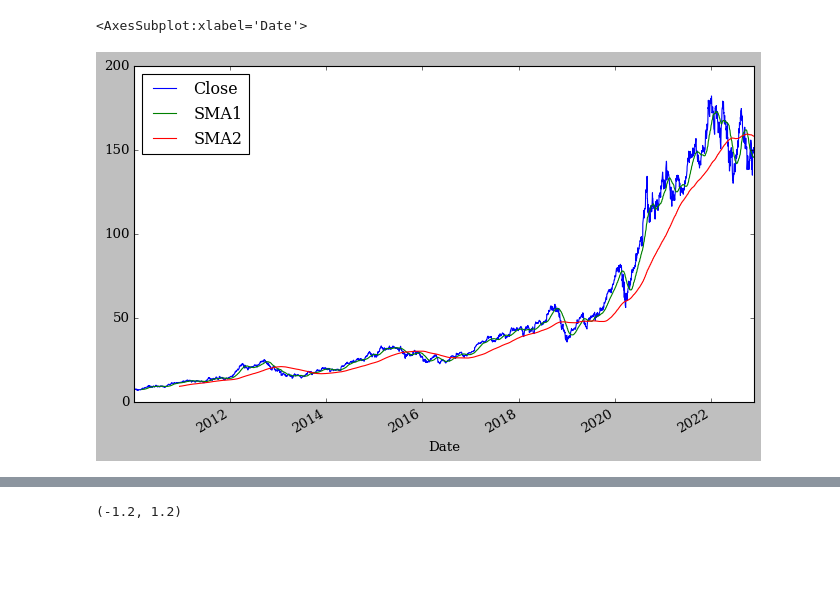
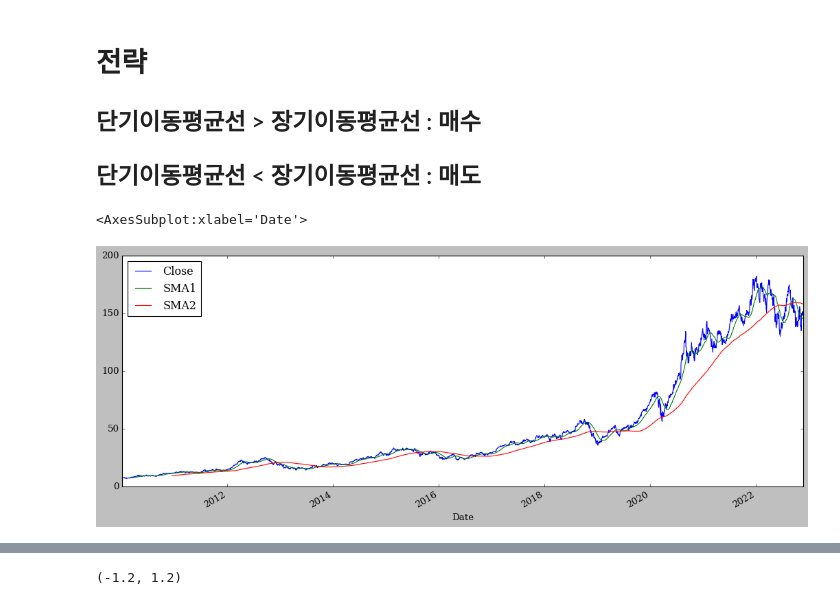
Before and after one commit to Hosung-Ahn/trading, a Jupyter notebook: trading strategy/note.ipynb, the cells around one changed output, grey strips where cells are left out. Drawn from its saved outputs; the diff is of its cells as text; code cells hidden in the pictures; blank space fills up the shorter version.

```diff
--- a/trading strategy/note.ipynb
+++ b/trading strategy/note.ipynb
@@ -29,19 +29,23 @@ apple
+# %% [markdown]
+# 전략
+## 단기이동평균선 > 장기이동평균선 : 매수
+## 단기이동평균선 < 장기이동평균선 : 매도
 # %%
 # 단기 이동평균선(42) 과 장기 이동평균선 계산(252)
 
 SMA1 = 42
 SMA2 = 242
 
 # 이동평균선 계산
 apple['SMA1'] = apple['Close'].rolling(SMA1).mean()
 apple['SMA2'] = apple['Close'].rolling(SMA2).mean()
 
 # 시각화
 apple = apple[['Close', 'SMA1', 'SMA2']]
-apple.plot(figsize=(10,6))
+apple.plot(figsize=(16,6))
 # %% [output]
 <AxesSubplot:xlabel='Date'>
-[figure, old version]
+[figure, new version]
 # %%
 apple.dropna(inplace=True)
 
```
Also changed, not shown: parts of 23 cells of this notebook.
